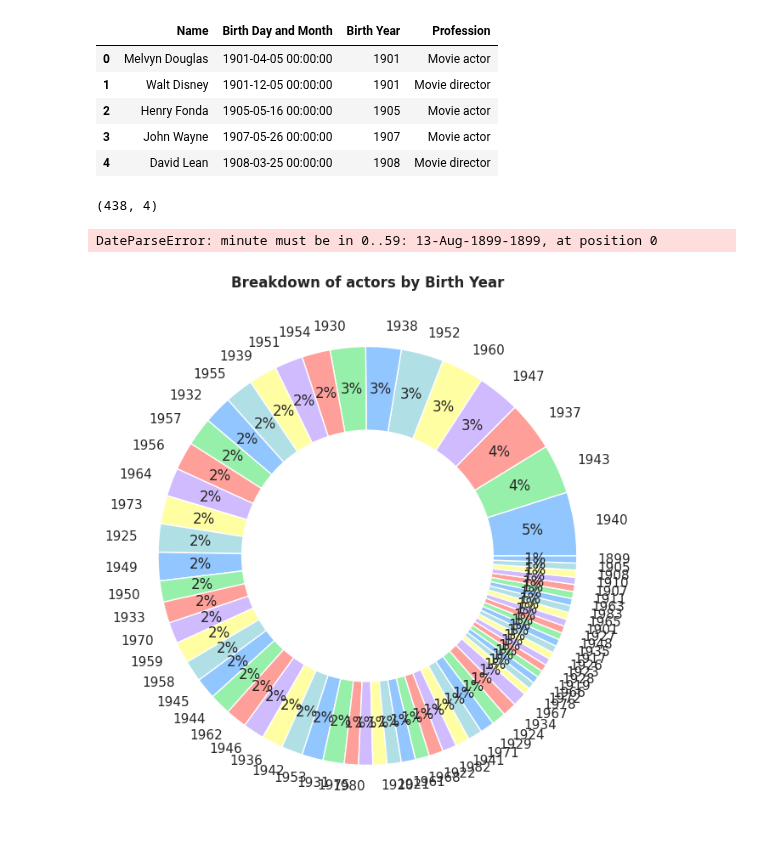
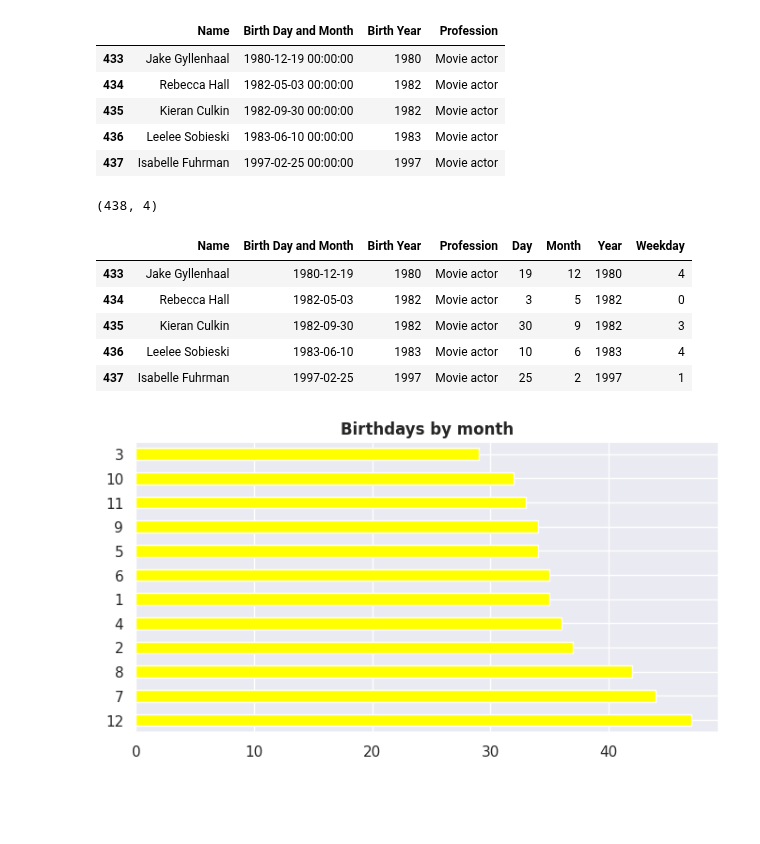
Before and after one commit to guilhermelaviola/IMDbMovieListAnalysis, a Jupyter notebook: FavoriteActorsAnalysis.ipynb, the cells around one changed output. Cells and saved outputs as stored; diff of their text form; code cells hidden in the pictures; blank space fills up the shorter version.

Commit message:
I updated the dataset.

```diff
--- a/FavoriteActorsAnalysis.ipynb
+++ b/FavoriteActorsAnalysis.ipynb
@@ -10,38 +10,44 @@ from matplotlib.animation import FuncAnimation, FFMpegWriter
 sns.set(style = 'darkgrid')
 plt.style.use('seaborn-pastel')
 # %%
+# Importing the dataset and displaying the last 10 rows:
 actors = pd.read_excel('My favorites.xlsx')
-actors.head()
+actors.tail()
 # %% [output]
 |  | Name | Birth Day and Month | Birth Year | Profession |
-| 0 | Melvyn Douglas | 1901-04-05 00:00:00 | 1901 | Movie actor |
-| 1 | Walt Disney | 1901-12-05 00:00:00 | 1901 | Movie director |
-| 2 | Henry Fonda | 1905-05-16 00:00:00 | 1905 | Movie actor |
-| 3 | John Wayne | 1907-05-26 00:00:00 | 1907 | Movie actor |
-| 4 | David Lean | 1908-03-25 00:00:00 | 1908 | Movie director |
+| 433 | Jake Gyllenhaal | 1980-12-19 00:00:00 | 1980 | Movie actor |
+| 434 | Rebecca Hall | 1982-05-03 00:00:00 | 1982 | Movie actor |
+| 435 | Kieran Culkin | 1982-09-30 00:00:00 | 1982 | Movie actor |
+| 436 | Leelee Sobieski | 1983-06-10 00:00:00 | 1983 | Movie actor |
+| 437 | Isabelle Fuhrman | 1997-02-25 00:00:00 | 1997 | Movie actor |
-# %%
-actors.shape
-# %% [output]
-(438, 4)
+# %%
+# Displaying the number of rows and columns in the dataset:
+actors.shape
+# %% [output]
+(438, 4)
 # %%
+# Creating a datetime object based on the dates from the dataset:
 actors['Birth Day and Month'] = actors['Birth Day and Month'].map(pd.to_datetime)
 actors['Day'] = actors['Birth Day and Month'].apply(lambda x : x.day)
 actors['Month'] = actors['Birth Day and Month'].apply(lambda x : x.month)
 actors['Year'] = actors['Birth Day and Month'].apply(lambda x : x.year)
-
-print(actors.head())
+actors['Weekday'] = actors['Birth Day and Month'].apply(lambda x : x.weekday())
-# %% [output]
-DateParseError: minute must be in 0..59: 13-Aug-1899-1899, at position 0
+# %%
+# Displaying the last 10 rows after the datetime columns were added:
+actors.tail()
+# %% [output]
+|  | Name | Birth Day and Month | Birth Year | Profession | Day | Month | Year | Weekday |
+| 433 | Jake Gyllenhaal | 1980-12-19 | 1980 | Movie actor | 19 | 12 | 1980 | 4 |
+| 434 | Rebecca Hall | 1982-05-03 | 1982 | Movie actor | 3 | 5 | 1982 | 0 |
+| 435 | Kieran Culkin | 1982-09-30 | 1982 | Movie actor | 30 | 9 | 1982 | 3 |
+| 436 | Leelee Sobieski | 1983-06-10 | 1983 | Movie actor | 10 | 6 | 1983 | 4 |
+| 437 | Isabelle Fuhrman | 1997-02-25 | 1997 | Movie actor | 25 | 2 | 1997 | 1 |
 # %%
-# Displaying actors by birth year:
-actors.groupby('Birth Day and Month').first()['Birth Year'].value_counts().plot(kind = 'pie',
-                                                              autopct = '%.0f%%',
-                                                              figsize = (8, 8),
-                                                              wedgeprops = dict(width = 0.4),
-                                                              pctdistance = 0.8)
+# Displaying the months with most and less birthdays:
+actors['Month'].value_counts().plot(kind = 'barh', color = 'yellow', figsize = (8, 4))
 plt.ylabel(None)
-plt.title('Breakdown of actors by Birth Year', fontweight = 'bold')
+plt.title('Birthdays by month', fontweight = 'bold')
 plt.show()
 # %% [output]
-[figure, old version]
+[figure, new version]
 # %%
```
Also changed, not shown: parts of 4 cells of this notebook.
